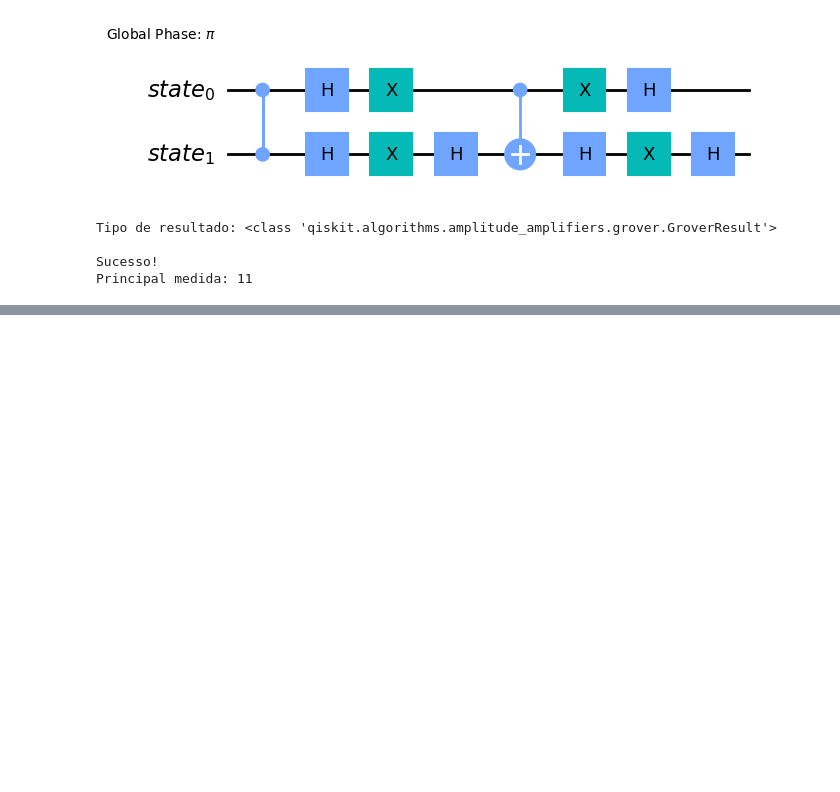
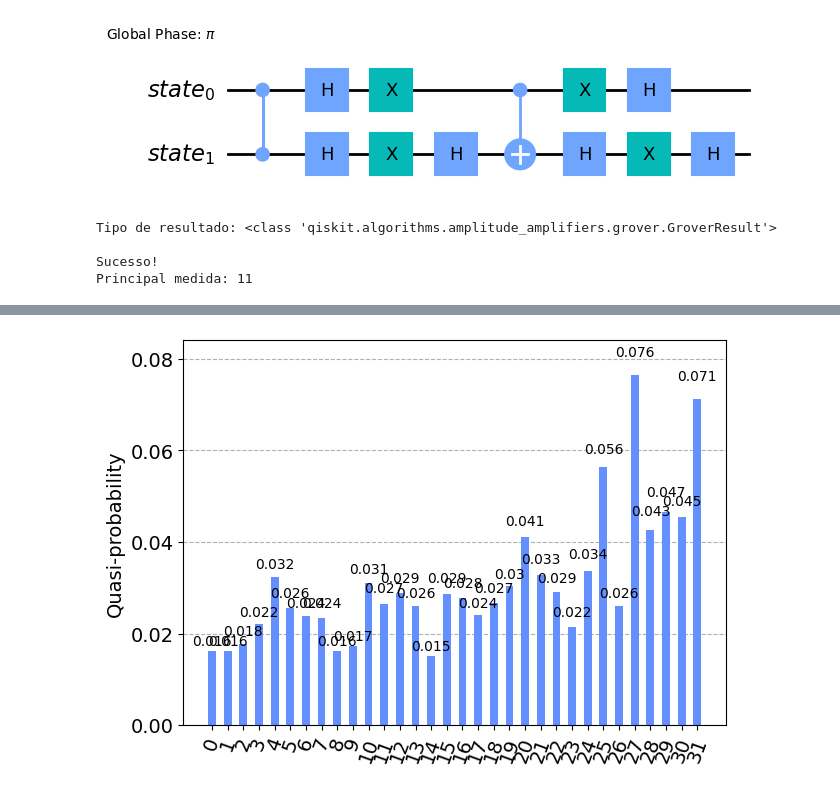
Before and after one commit to scadete/quantum-search-example, a Jupyter notebook: quantum-search-example.ipynb, the cells around one changed output, grey strips where cells are left out. Cells and saved outputs as stored; diff of their text form; code cells hidden in the pictures; blank space fills up the shorter version.

```diff
--- a/quantum-search-example.ipynb
+++ b/quantum-search-example.ipynb
@@ -87,0 +172,36 @@ Principal medida: 11
+# %%
+from qiskit_ibm_runtime import QiskitRuntimeService, Session, Options, Sampler
+
+service = QiskitRuntimeService(
+    channel='ibm_quantum',
+    instance='ibm-q/open/main',
+)
+
+#backend = "ibmq_qasm_simulator"  # use the simulator
+backend = "ibmq_belem"  # use 5q
+
+
+options = Options(optimization_level=3)
+options.execution.shots = 1024  # Options can be set using auto-complete.
+# %%
+expressao = '(a | b | c | d | e ) & (a & d & e)'
+
+try:
+    oracle = PhaseOracle(expressao)
+    problem = AmplificationProblem(oracle, is_good_state=oracle.evaluate_bitstring)
+
+
+    # TODO more interactions?
+    grover = Grover(iterations=1)
+    circuit = grover.construct_circuit(problem)
+    circuit.measure_all()
+
+
+    with Session(service=service, backend=backend):
+        sampler = Sampler()
+        job = sampler.run(circuits=circuit, shots=1000)
+        result = job.result()
+        print(result)
+
+except MissingOptionalLibraryError as ex:
+    print(ex)
@@ -87,0 +219,4 @@ Principal medida: 11
+# %%
+plot_histogram(result.quasi_dists)
+# %% [output]
+[figure, added]
```
Also changed, not shown: parts of 9 cells of this notebook, 1 other file.
